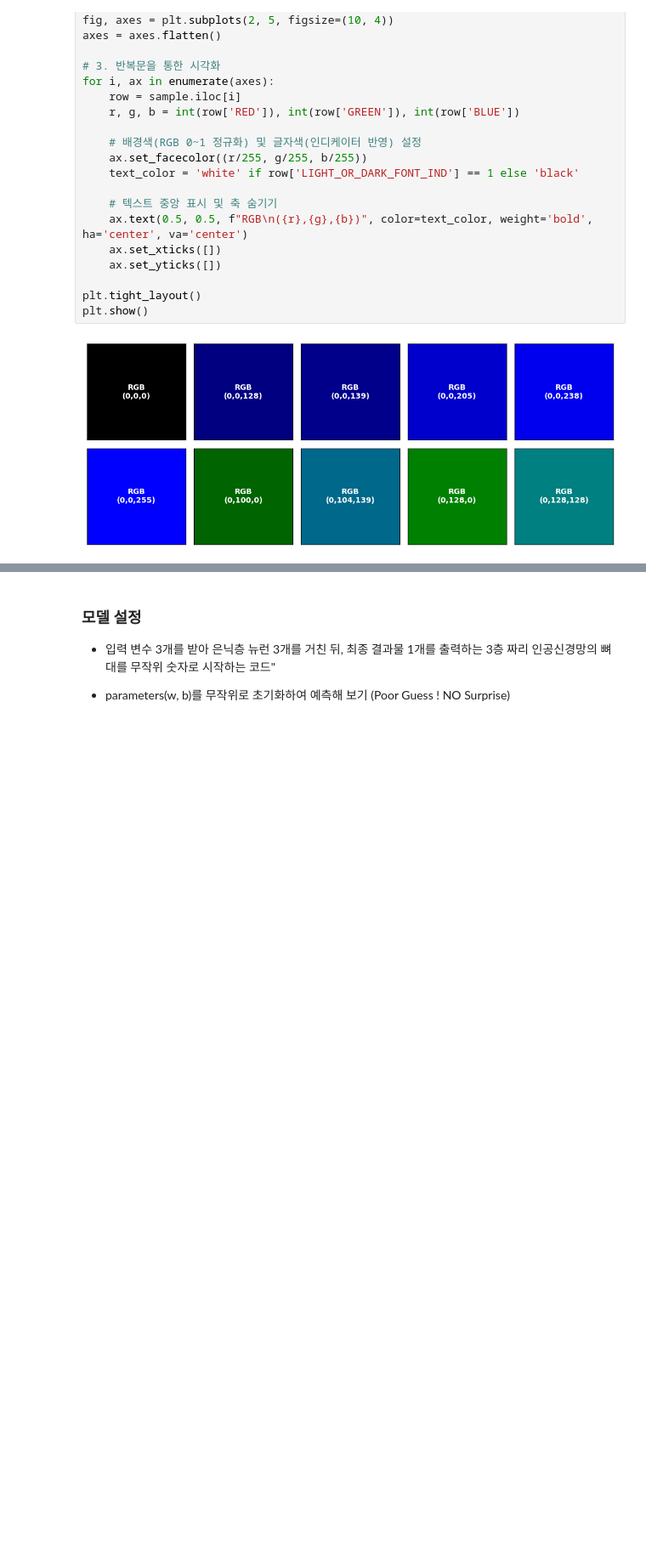
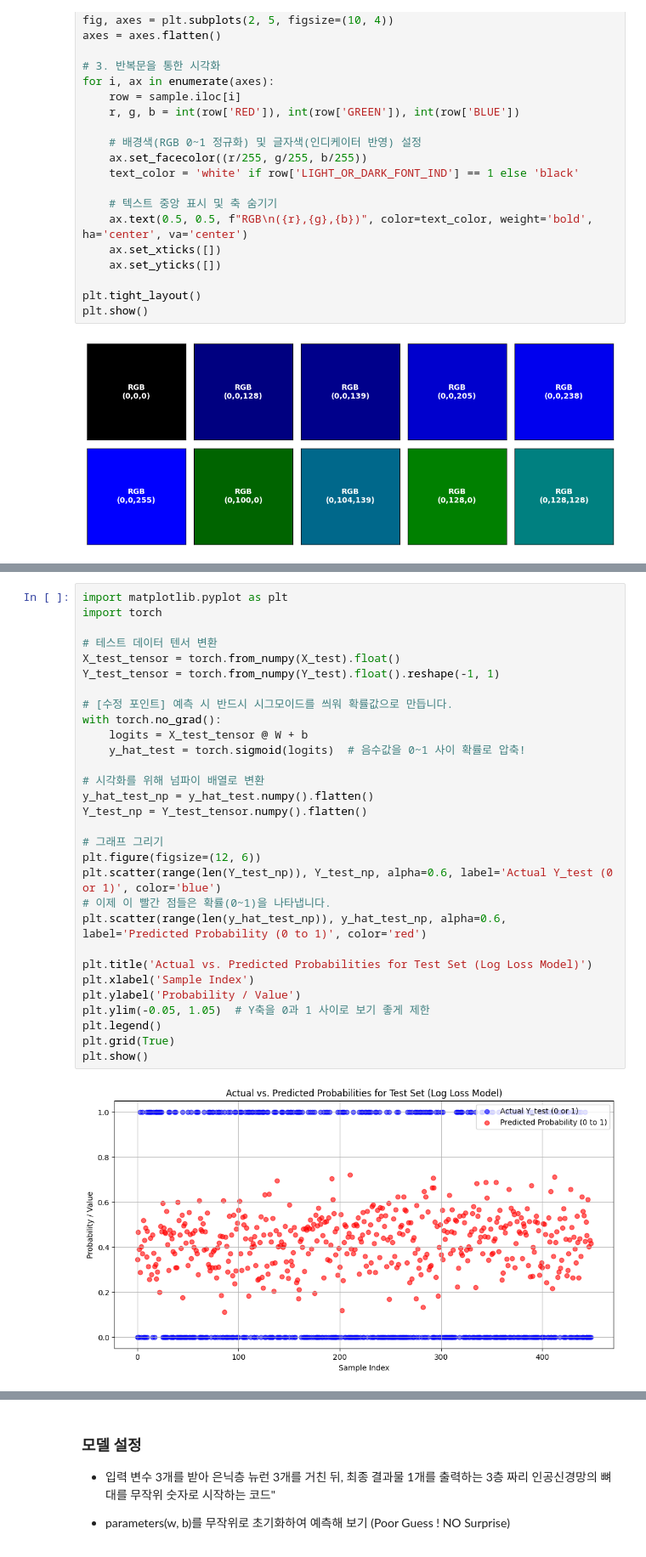
Before and after one commit to ancestor9/mathematics-for-machine-learning, a Jupyter notebook: Calculus/sympy/sympy_04_deep_learning.ipynb, the cells around one changed output, grey strips where cells are left out. Shown at 85% size. Drawn from its saved outputs; the diff is of its cells as text; blank space fills up the shorter version.

```diff
--- a/Calculus/sympy/sympy_04_deep_learning.ipynb
+++ b/Calculus/sympy/sympy_04_deep_learning.ipynb
@@ -78,0 +148,32 @@ n = X_train.shape[0] # 훈련 샘플 개수
+# %%
+import matplotlib.pyplot as plt
+import torch
+
+# 테스트 데이터 텐서 변환
+X_test_tensor = torch.from_numpy(X_test).float()
+Y_test_tensor = torch.from_numpy(Y_test).float().reshape(-1, 1)
+
+# [수정 포인트] 예측 시 반드시 시그모이드를 씌워 확률값으로 만듭니다.
+with torch.no_grad():
+    logits = X_test_tensor @ W + b
+    y_hat_test = torch.sigmoid(logits)  # 음수값을 0~1 사이 확률로 압축!
+
+# 시각화를 위해 넘파이 배열로 변환
+y_hat_test_np = y_hat_test.numpy().flatten()
+Y_test_np = Y_test_tensor.numpy().flatten()
+
+# 그래프 그리기
+plt.figure(figsize=(12, 6))
+plt.scatter(range(len(Y_test_np)), Y_test_np, alpha=0.6, label='Actual Y_test (0 or 1)', color='blue')
+# 이제 이 빨간 점들은 확률(0~1)을 나타냅니다.
+plt.scatter(range(len(y_hat_test_np)), y_hat_test_np, alpha=0.6, label='Predicted Probability (0 to 1)', color='red')
+
+plt.title('Actual vs. Predicted Probabilities for Test Set (Log Loss Model)')
+plt.xlabel('Sample Index')
+plt.ylabel('Probability / Value')
+plt.ylim(-0.05, 1.05)  # Y축을 0과 1 사이로 보기 좋게 제한
+plt.legend()
+plt.grid(True)
+plt.show()
+# %% [output]
+[figure, added]
```
Also changed, not shown: parts of 12 cells of this notebook.
